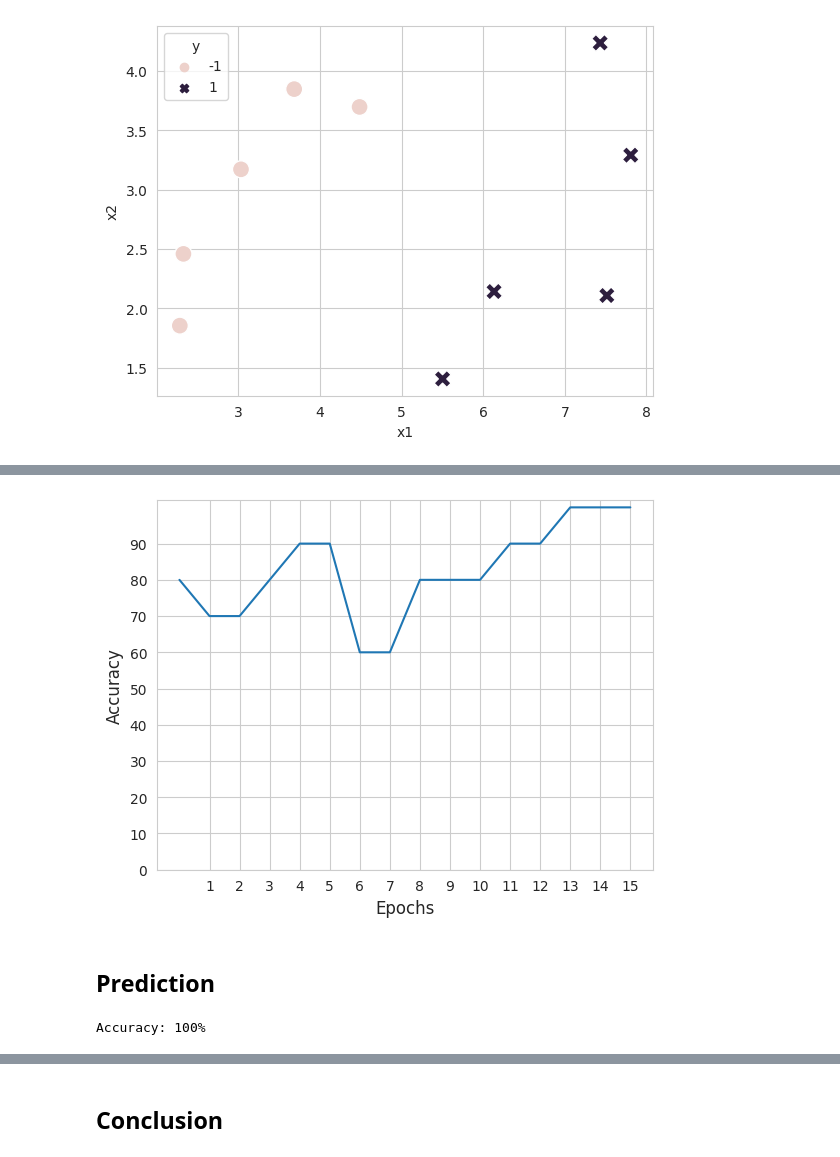
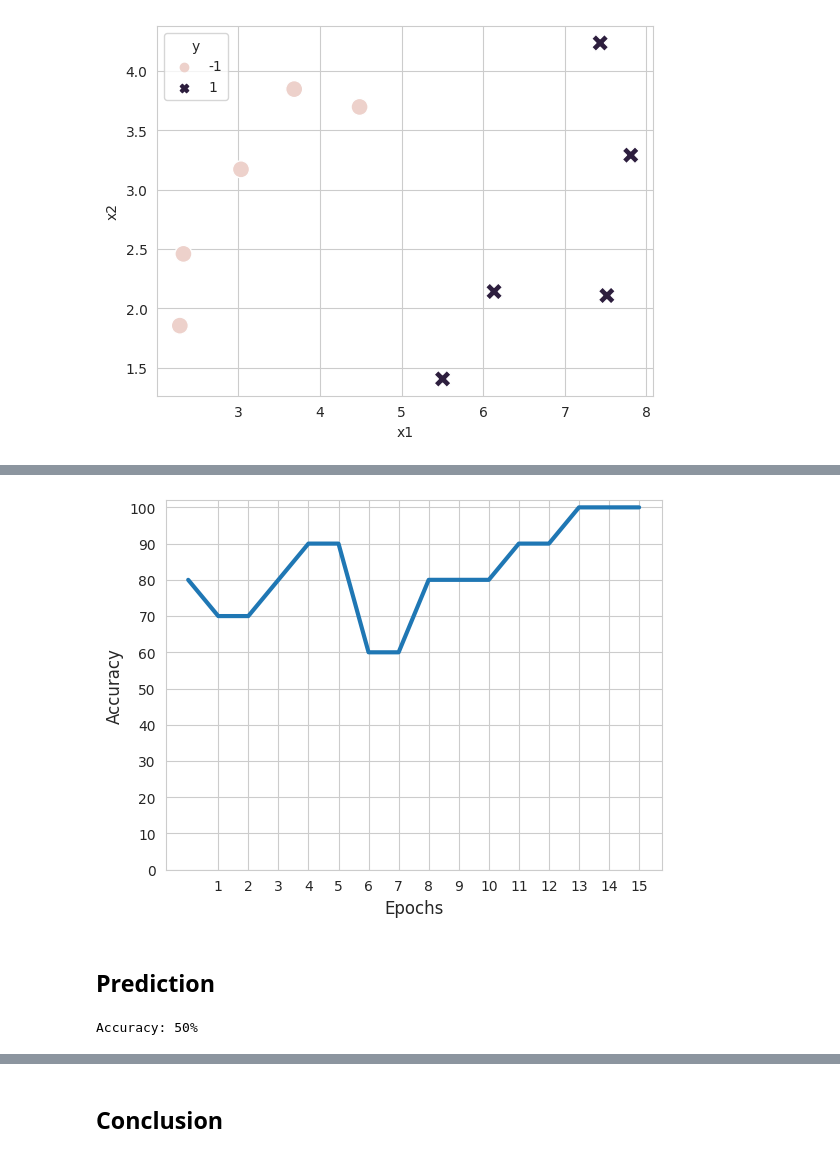
Before and after one commit to muscak/Master-Machine-Learning-Algorithms, a Jupyter notebook: Nonlinear-Algorithms/Support-Vector-Machines/SVM.ipynb, the cells around one changed output, grey strips where cells are left out. Cells and saved outputs as stored; diff of their text form; code cells hidden in the pictures.

```diff
--- a/Nonlinear-Algorithms/Support-Vector-Machines/SVM.ipynb
+++ b/Nonlinear-Algorithms/Support-Vector-Machines/SVM.ipynb
@@ -96,13 +121,6 @@ for k in range(0, epoch):
-# %%
-x_ticks = np.arange(start=1, stop=16, step=1)
-y_ticks = np.arange(start=0, stop=100, step=10)
-plt.plot(accuracy)
-plt.xticks(x_ticks)
-plt.yticks(y_ticks)
-plt.xlabel('Epochs', fontsize=12)
-plt.ylabel('Accuracy', fontsize=12)
-plt.show()
-# %% [output]
-[figure, removed]
+# %%
+df_train = train(df, 16)
+# %% [output]
+[figure, added]
 # %% [markdown]
 ## Prediction
@@ -109,3 +141,9 @@ plt.show()
 # %%
 b1 = df_train['b1'].iloc[-1]
 b2 = df_train['b2'].iloc[-1]
+
+print('b1:',b1)
+print('b2:',b2)
+predict(df, b1, b2)
+# %% [output]
+Accuracy: 50%
@@ -114,13 +149,0 @@ df_prediction = df.copy()
-# %%
-df_prediction['output'] = b1*df_prediction['x1'] + b2*df_prediction['x2']
-df_prediction.loc[df_prediction['output'] < 0, 'sharp'] = -1
-df_prediction.loc[df_prediction['output'] >= 0, 'sharp'] = 1
-
-df_prediction.loc[df_prediction['sharp'] == df_prediction['y'], 'error'] = 0
-df_prediction.loc[df_prediction['sharp'] != df_prediction['y'], 'error'] = 1
-
-acc = (1 - (df_prediction['error'].sum() / len(df))) * 100
-
-print('Accuracy: {:.0f}%'.format(acc))
-# %% [output]
-Accuracy: 100%
```
Also changed, not shown: parts of 18 cells of this notebook.
